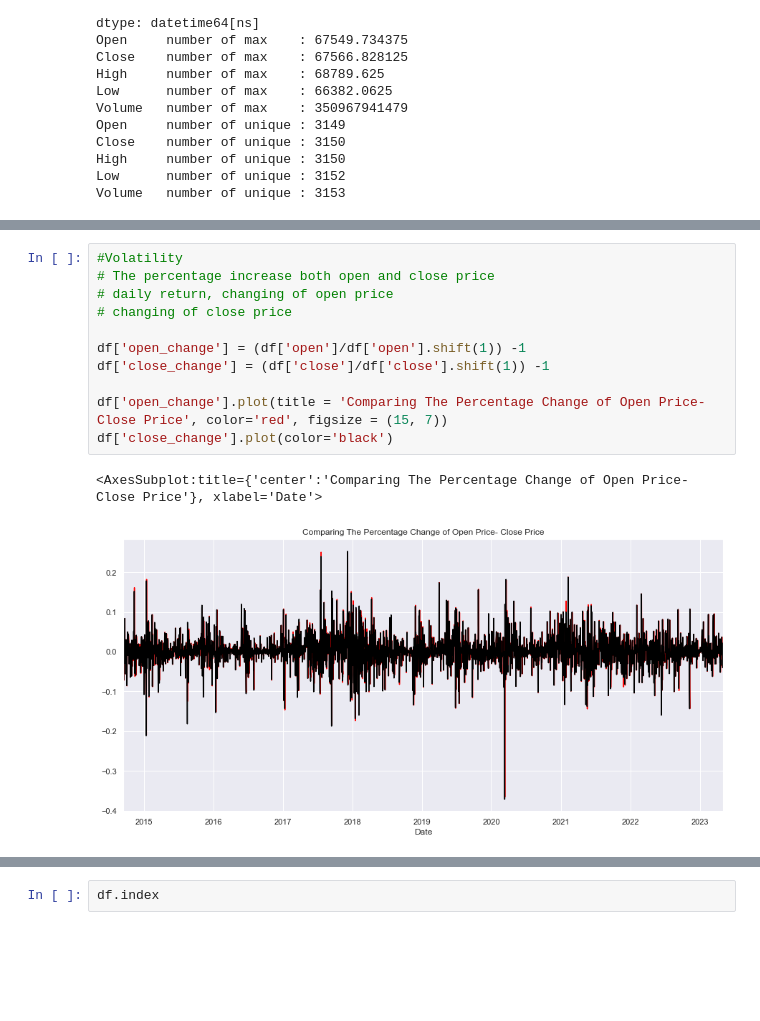
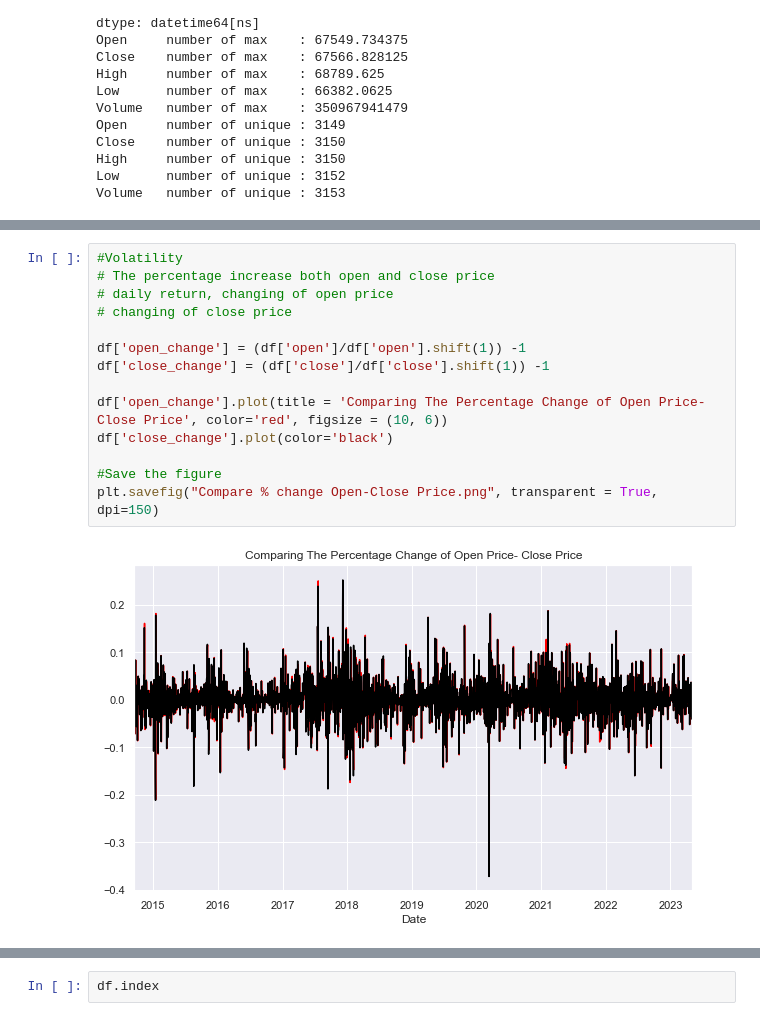
Before and after one commit to drykvf/Bitcoin_Pred_022023, a Jupyter notebook: Bitcoin Price Pred-HeraK.ipynb, the cells around one changed output, grey strips where cells are left out. Cells and saved outputs as stored; diff of their text form; blank space fills up the shorter version.

```diff
--- a/Bitcoin Price Pred-HeraK.ipynb
+++ b/Bitcoin Price Pred-HeraK.ipynb
@@ -243,17 +286,19 @@ p.set_xlabel('Price (USD)');
 # %%
 #Volatility
 # The percentage increase both open and close price
 # daily return, changing of open price
 # changing of close price
 
 df['open_change'] = (df['open']/df['open'].shift(1)) -1
 df['close_change'] = (df['close']/df['close'].shift(1)) -1
 
-df['open_change'].plot(title = 'Comparing The Percentage Change of Open Price- Close Price', color='red', figsize = (15, 7))
+df['open_change'].plot(title = 'Comparing The Percentage Change of Open Price- Close Price', color='red', figsize = (10, 6))
 df['close_change'].plot(color='black')
+
+#Save the figure
+plt.savefig("Compare % change Open-Close Price.png", transparent = True, dpi=150)
 # %% [output]
-<AxesSubplot:title={'center':'Comparing The Percentage Change of Open Price- Close Price'}, xlabel='Date'>
-[figure, old version]
+[figure, new version]
 # %%
 # Daily open close (return) price
 
```
Also changed, not shown: parts of 82 cells of this notebook.
